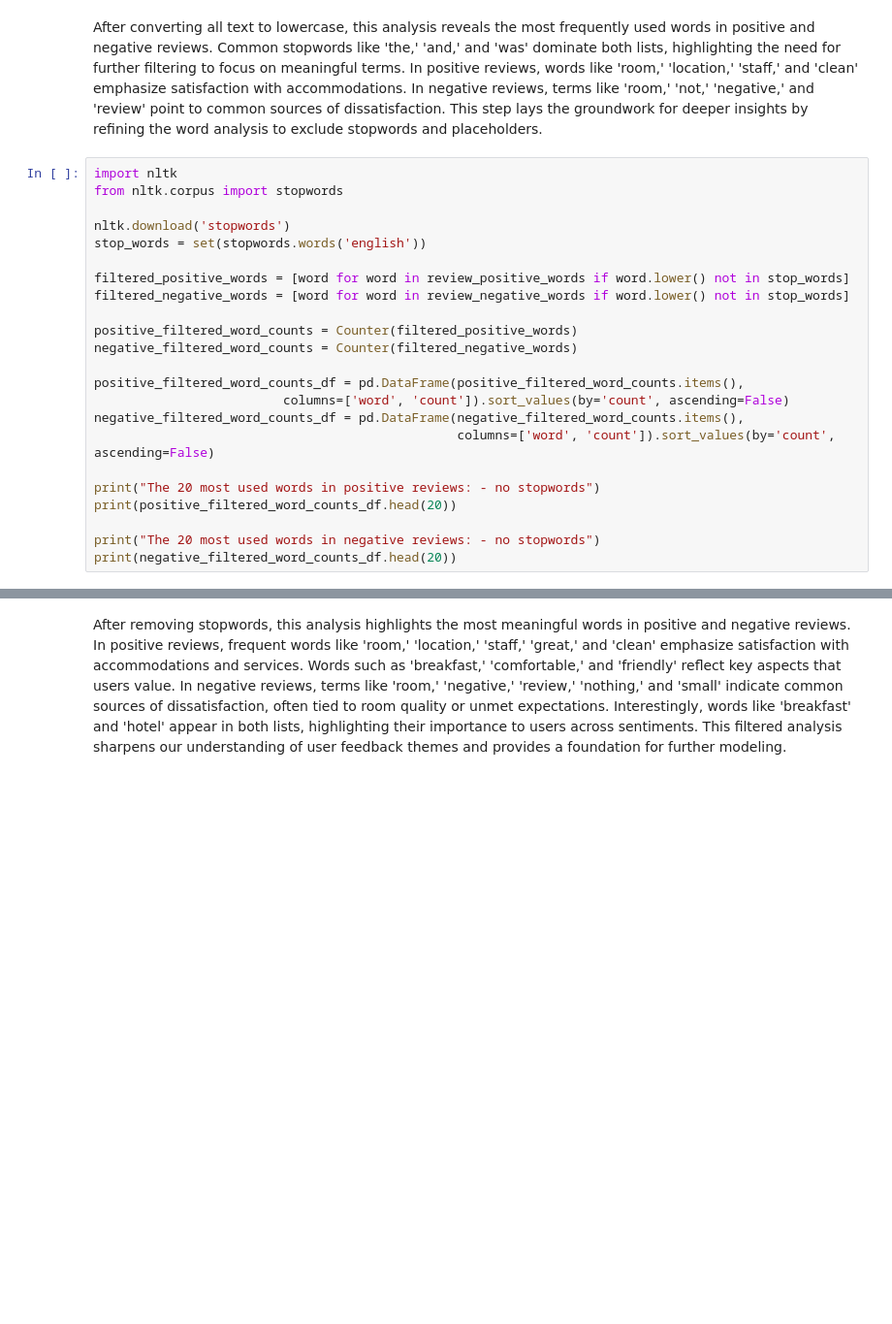
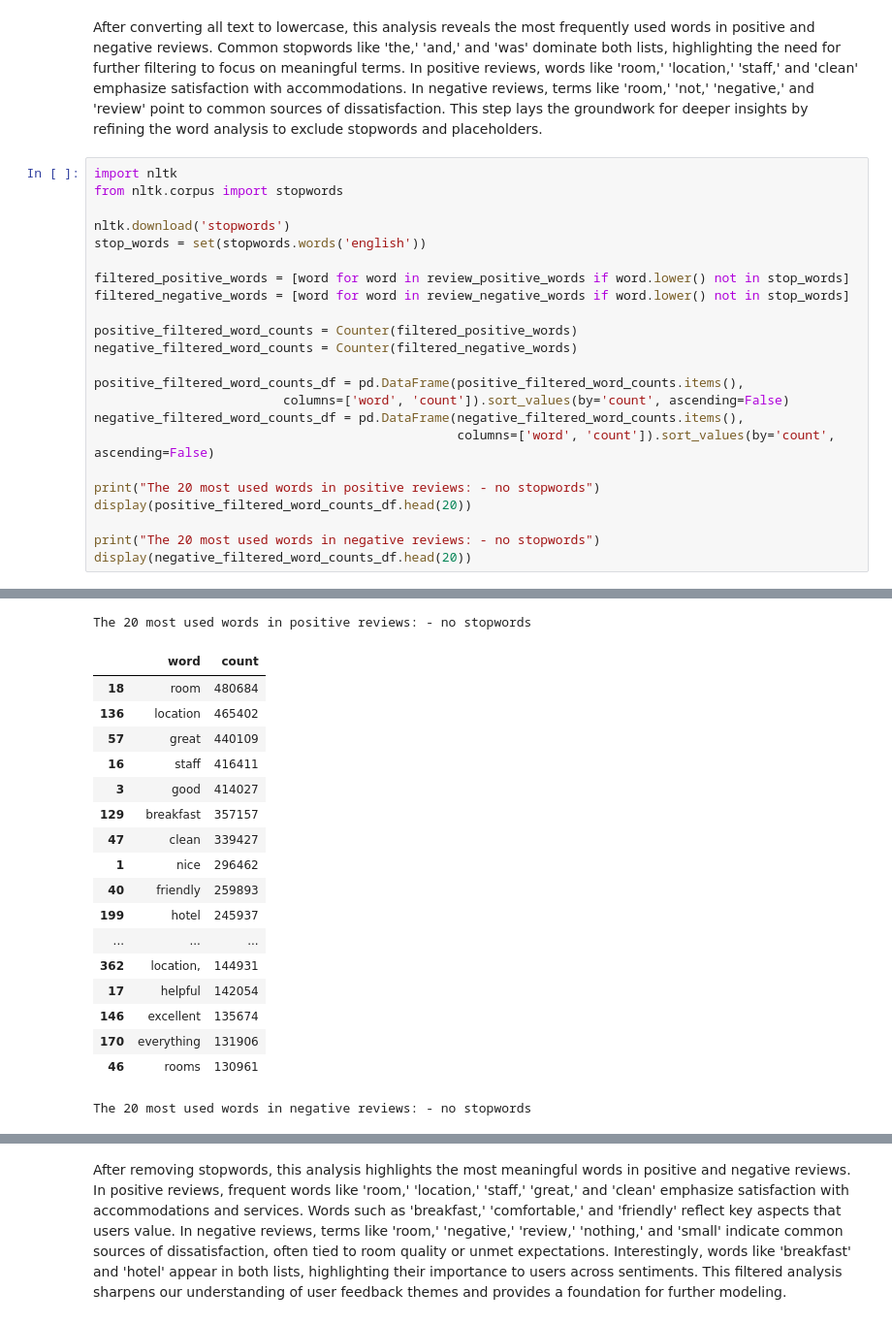
Before and after one commit to hilaBGU/booking_kaggle_competition, a Jupyter notebook: notebooks/BookingEDA.ipynb, the cells around one changed output, grey strips where cells are left out. Shown at 97% size. Cells and saved outputs as stored; diff of their text form; blank space fills up the shorter version.

```diff
--- a/notebooks/BookingEDA.ipynb
+++ b/notebooks/BookingEDA.ipynb
@@ -219,7 +254,8 @@ negative_filtered_word_counts_df = pd.DataFrame(negative_filtered_word_counts.it
                                                 columns=['word', 'count']).sort_values(by='count', ascending=False)
 
 print("The 20 most used words in positive reviews: - no stopwords")
-print(positive_filtered_word_counts_df.head(20))
+display(positive_filtered_word_counts_df.head(20))
 
 print("The 20 most used words in negative reviews: - no stopwords")
-print(negative_filtered_word_counts_df.head(20))
+display(negative_filtered_word_counts_df.head(20))
+# %% [output]
@@ -225,0 +265,19 @@ print(negative_filtered_word_counts_df.head(20))
+The 20 most used words in positive reviews: - no stopwords
+|  | word | count |
+| 18 | room | 480684 |
+| 136 | location | 465402 |
+| 57 | great | 440109 |
+| 16 | staff | 416411 |
+| 3 | good | 414027 |
+| 129 | breakfast | 357157 |
+| 47 | clean | 339427 |
+| 1 | nice | 296462 |
+| 40 | friendly | 259893 |
+| 199 | hotel | 245937 |
+| ... | ... | ... |
+| 362 | location, | 144931 |
+| 17 | helpful | 142054 |
+| 146 | excellent | 135674 |
+| 170 | everything | 131906 |
+| 46 | rooms | 130961 |
+The 20 most used words in negative reviews: - no stopwords
```
Also changed, not shown: parts of 13 cells of this notebook, 4 other files.
